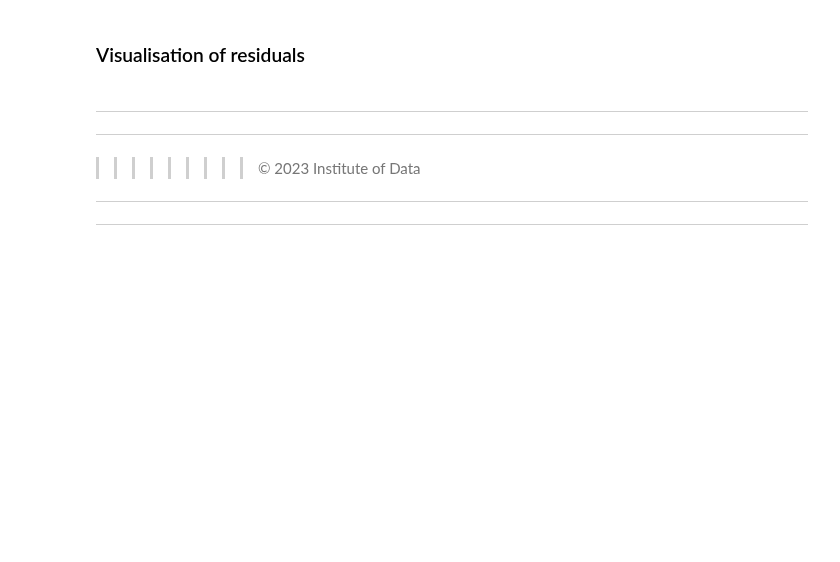
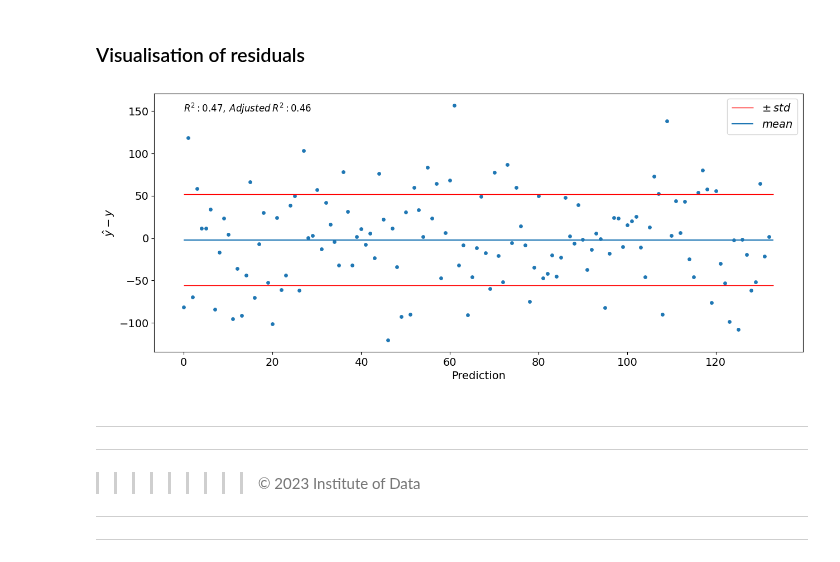
Before and after one commit to LouisMcArdell/IOD-Work, a Jupyter notebook: Labs/Module 9/IOD_Lab-9_1 - Regression NN with Keras.ipynb, the cells around one changed output. Saved outputs shown, nothing was run; the diff lists cells and outputs as text; code cells hidden in the pictures; blank space fills up the shorter version.

```diff
--- a/Labs/Module 9/IOD_Lab-9_1 - Regression NN with Keras.ipynb
+++ b/Labs/Module 9/IOD_Lab-9_1 - Regression NN with Keras.ipynb
@@ -44,3 +130,4 @@ Load the Diabetes dataset from **SciKit-Learn**.
 ### Create predictions
 # %%
 # insert code here
+predictions = model.predict(X_test)
@@ -59,3 +220,28 @@ Load the Diabetes dataset from **SciKit-Learn**.
+# %%
+# insert code here
+# Calculate R2 and adjusted R2
+r2 = r2_score(y_test, predictions)
+n, p = X.shape # sample size, number of explanatory variables
+adjusted_r2 = 1 - (1 - r2) * ((n - 1) / (n - p - 1))
+# %%
+difference = predictions.flatten() - y_test
+d_mean = difference.mean()
+d_std = difference.std()
+n_pred = len(predictions)
+plt.figure(figsize = (15, 6))
+plt.scatter(range(n_pred), difference, s = 15)
+plt.hlines(d_mean + d_std, 0, n_pred, 'r', lw = 1, label = '$\pm \: std$')
+plt.hlines(d_mean, 0, n_pred, label = '$mean$')
+plt.hlines(d_mean - d_std, 0, n_pred, 'r', lw = 1)
+plt.xlabel('Prediction')
+plt.ylabel('$\hat y - y$')
+plt.legend()
+plt.text(0, difference.max() * 0.95,
+         '$R^2: %.2f, \: Adjusted \: R^2: %.2f$' % (r2, adjusted_r2),
+         fontsize = 12)
+plt.show()
+# %% [output]
+[figure, added]
 # %% [markdown]
 
 
```
Also changed, not shown: parts of 23 cells of this notebook, 1 other file.
